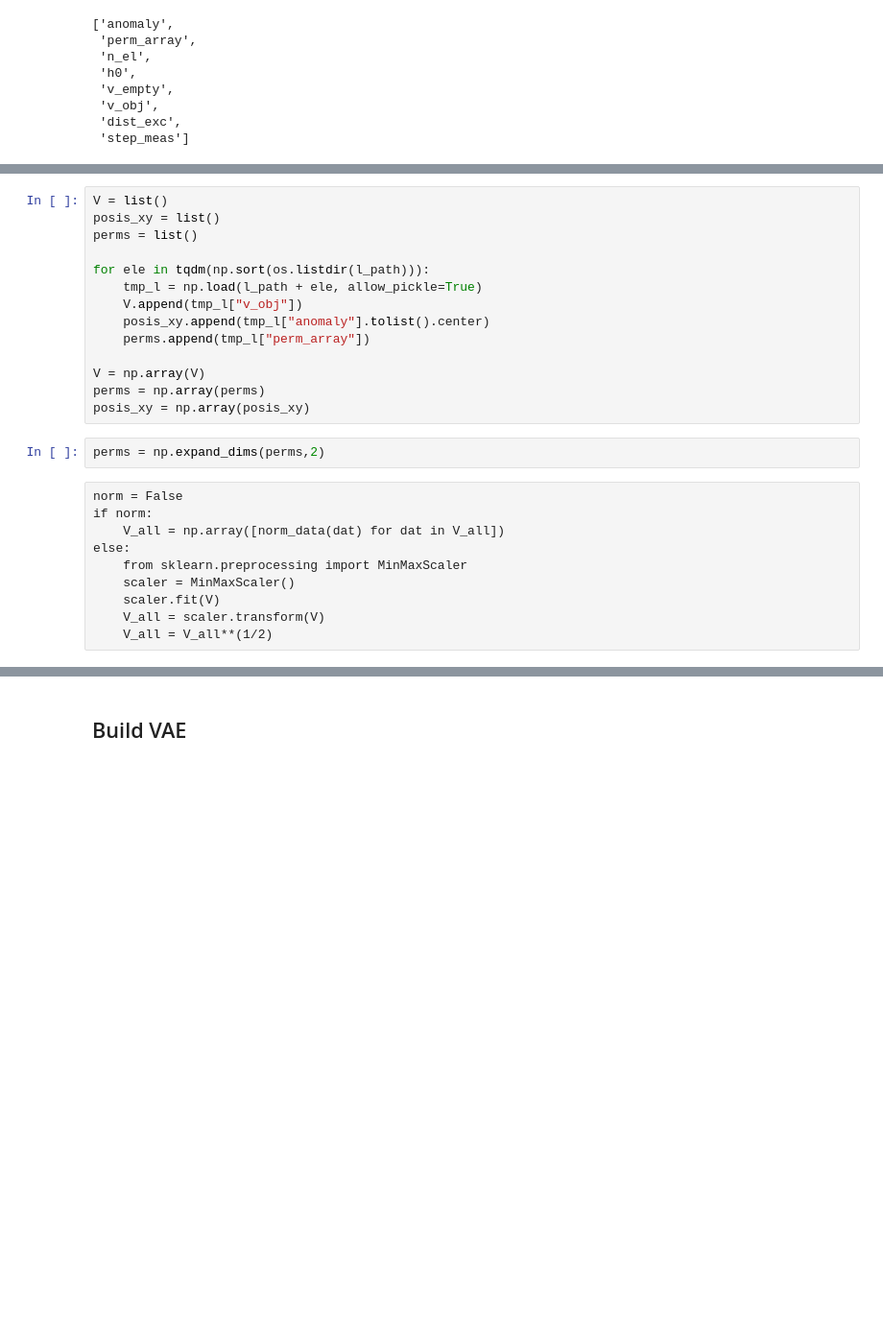
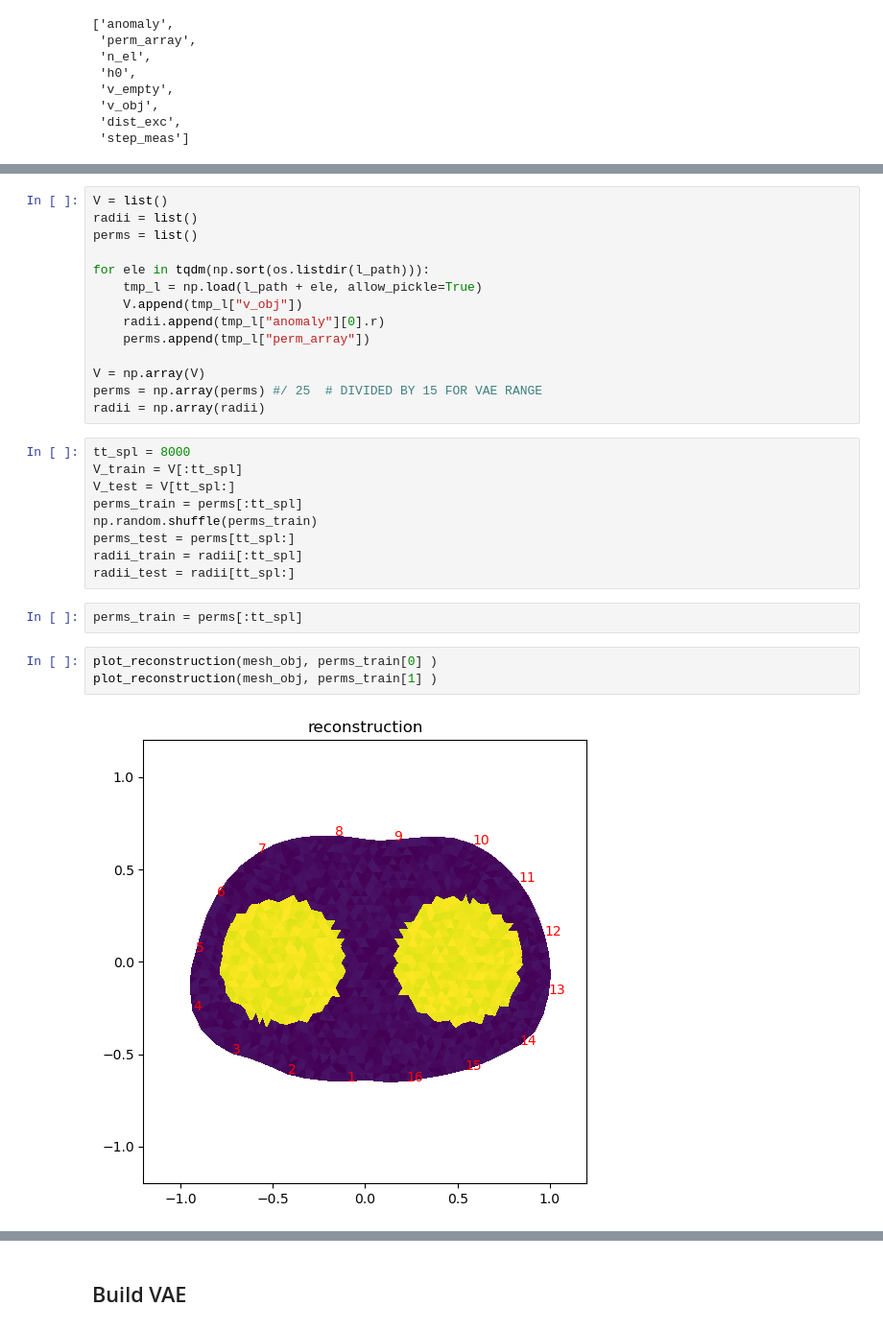
Before and after one commit to spatialaudio/Data-Driven-EIT-Imaging-using-Recurrent-Neural-Networks, a Jupyter notebook: codes/pred_thorax_LSTM_M_VAE.ipynb, the cells around one changed output, grey strips where cells are left out. Shown at 96% size. Cells and saved outputs as stored; diff of their text form; blank space fills up the shorter version.

```diff
--- a/codes/pred_thorax_LSTM_M_VAE.ipynb
+++ b/codes/pred_thorax_LSTM_M_VAE.ipynb
@@ -49,26 +66,30 @@ plot_mesh(mesh_obj)
 # %%
 V = list()
-posis_xy = list()
+radii = list()
 perms = list()
 
 for ele in tqdm(np.sort(os.listdir(l_path))):
     tmp_l = np.load(l_path + ele, allow_pickle=True)
     V.append(tmp_l["v_obj"])
-    posis_xy.append(tmp_l["anomaly"].tolist().center)
+    radii.append(tmp_l["anomaly"][0].r)
     perms.append(tmp_l["perm_array"])
 
 V = np.array(V)
-perms = np.array(perms)
-posis_xy = np.array(posis_xy)
+perms = np.array(perms) #/ 25  # DIVIDED BY 15 FOR VAE RANGE
+radii = np.array(radii)
-# %%
-perms = np.expand_dims(perms,2)
-# %% [raw]
-norm = False
-if norm:
-    V_all = np.array([norm_data(dat) for dat in V_all])
-else:
-    from sklearn.preprocessing import MinMaxScaler
-    scaler = MinMaxScaler()
-    scaler.fit(V)
-    V_all = scaler.transform(V)
-    V_all = V_all**(1/2)
+# %%
+tt_spl = 8000
+V_train = V[:tt_spl]
+V_test = V[tt_spl:]
+perms_train = perms[:tt_spl]
+np.random.shuffle(perms_train)
+perms_test = perms[tt_spl:]
+radii_train = radii[:tt_spl]
+radii_test = radii[tt_spl:]
+# %%
+perms_train = perms[:tt_spl]
+# %%
+plot_reconstruction(mesh_obj, perms_train[0] )
+plot_reconstruction(mesh_obj, perms_train[1] )
+# %% [output]
+[figure, added]
```
Also changed, not shown: parts of 39 cells of this notebook, 2 other files.
